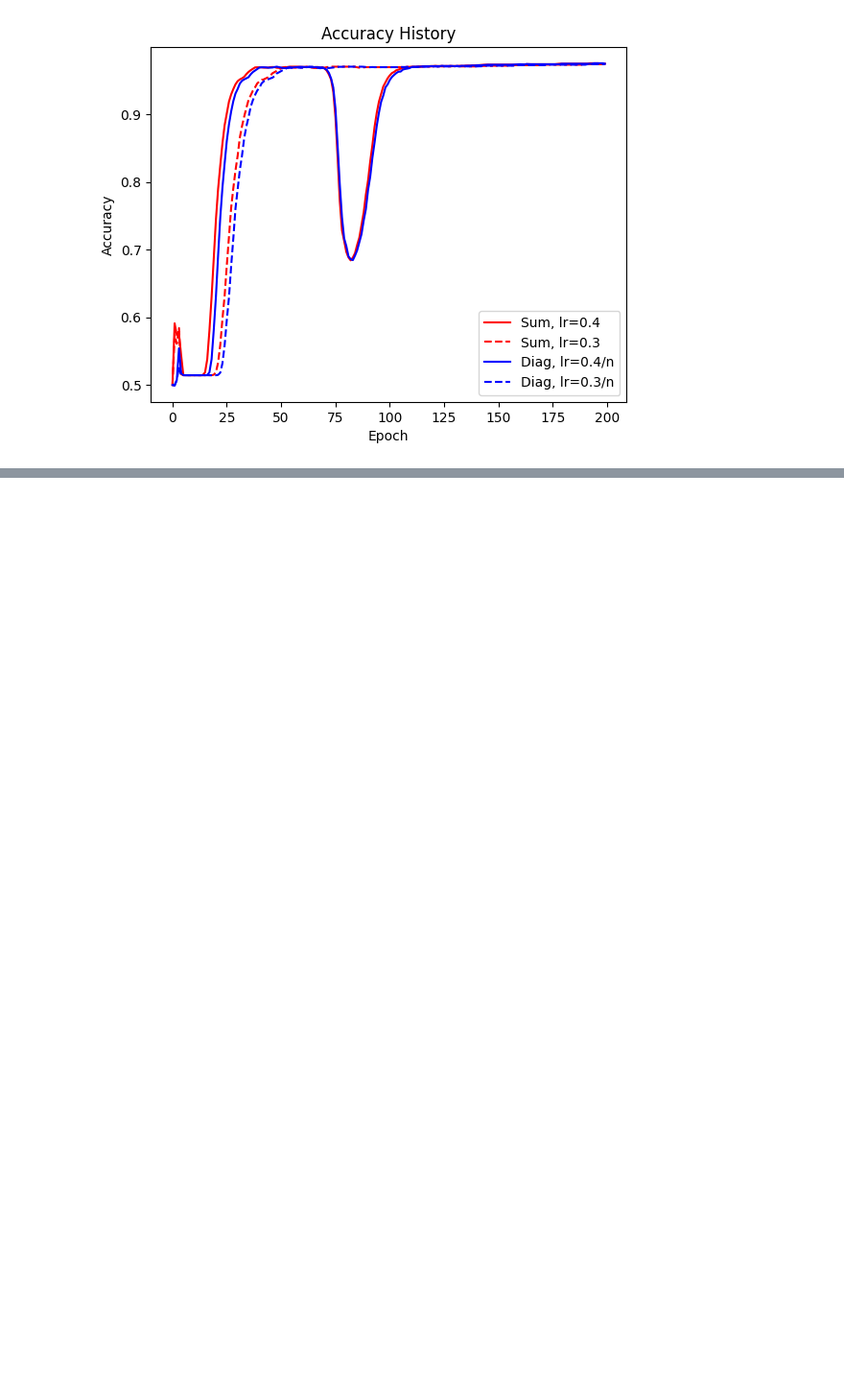
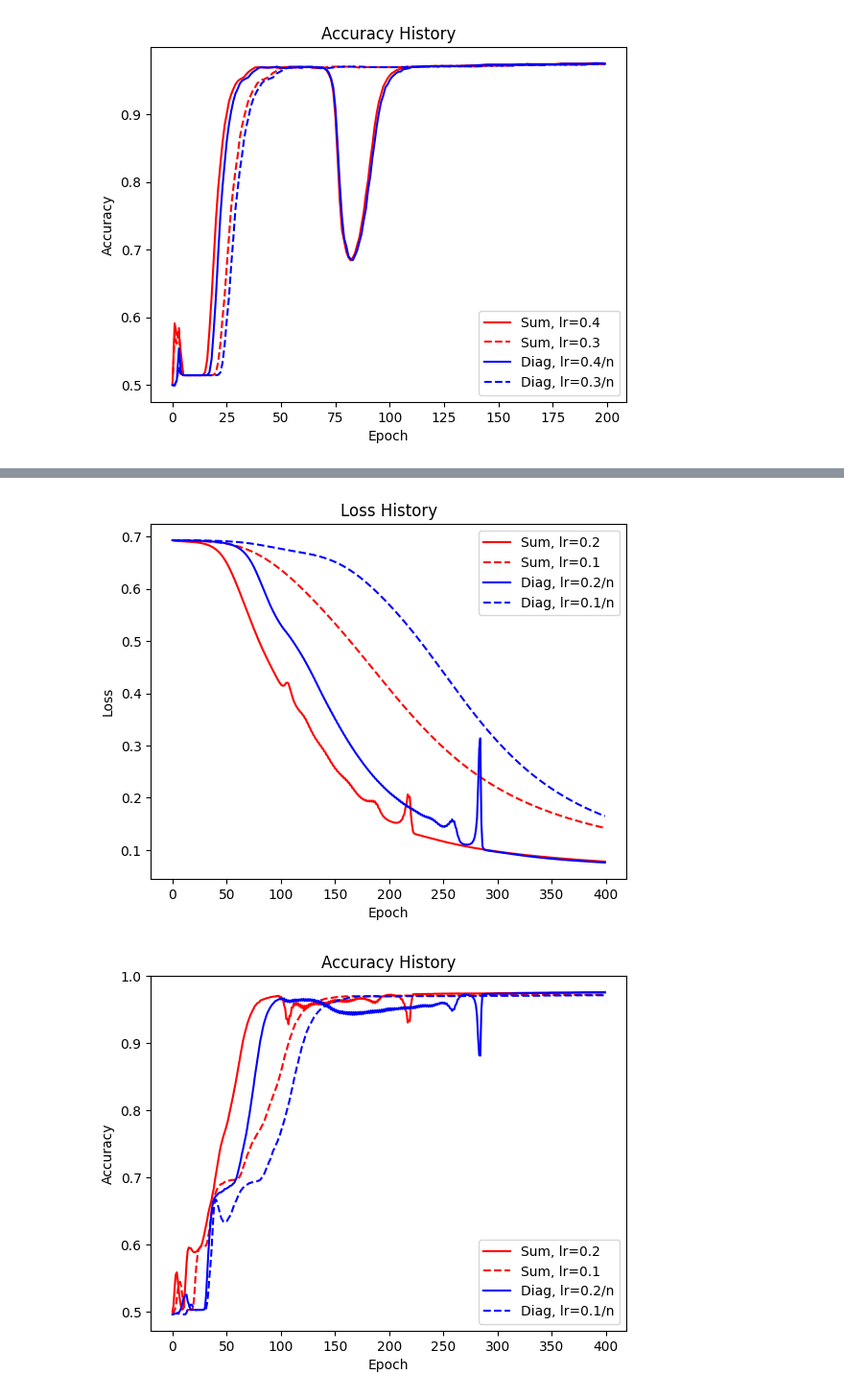
Before and after one commit to Luoxiaogan/PullSum_MNIST, a Jupyter notebook: code/神经网络实验/测试3.ipynb, the cells around one changed output, grey strips where cells are left out. Shown at 96% size. Saved outputs shown, nothing was run; the diff lists cells and outputs as text; code cells hidden in the pictures; blank space fills up the shorter version.

```diff
--- a/code/神经网络实验/测试3.ipynb
+++ b/code/神经网络实验/测试3.ipynb
@@ -78,0 +142,21 @@ plt.show()
+# %%
+L1,A1=train_PullDiag(n=n,d=d,A=A,seed_for_model=49,criterion=nn.BCELoss(),epochs=epochs,lr=0.1/n)
+# %%
+plt.plot(l1,color='r',linestyle='-',label='Sum, lr=0.2')
+plt.plot(L1,color='b',linestyle='-',label='Diag, lr=0.2/n')
+plt.title('Loss History')
+plt.xlabel('Epoch')
+plt.ylabel('Loss')
+plt.legend()
+plt.show()
+
+plt.plot(a1,color='r',linestyle='-',label='Sum, lr=0.2')
+plt.plot(A1,color='b',linestyle='-',label='Diag, lr=0.2/n')
+plt.title('Accuracy History')
+plt.xlabel('Epoch')
+plt.ylabel('Accuracy')
+plt.legend()
+plt.show()
+# %% [output]
+[figure, added]
+[figure, added]
```
Also changed, not shown: parts of 6 cells of this notebook, 3 other files.
